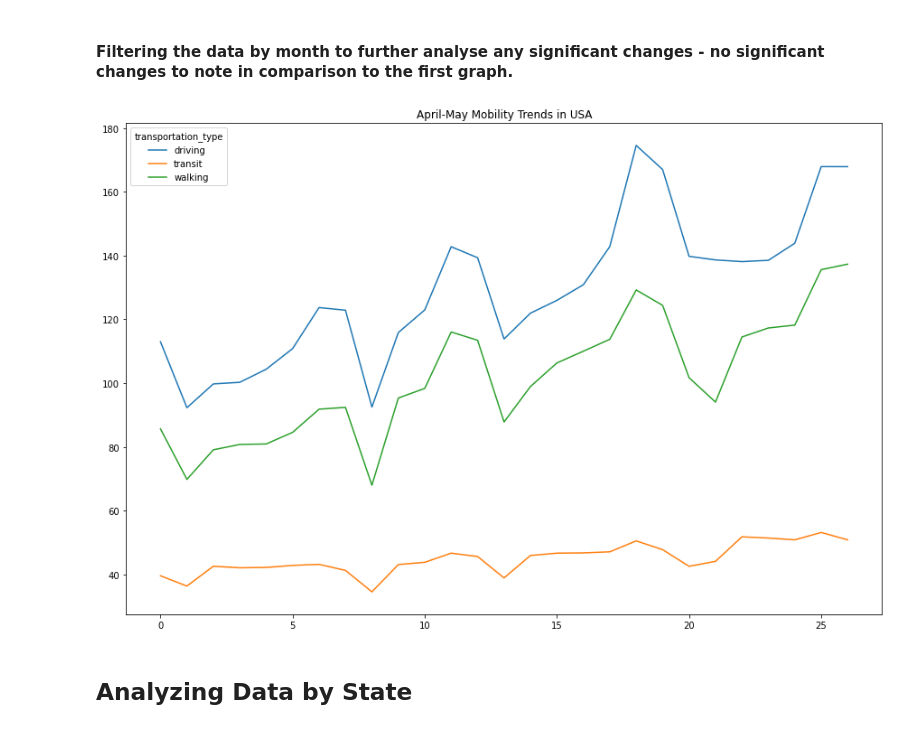
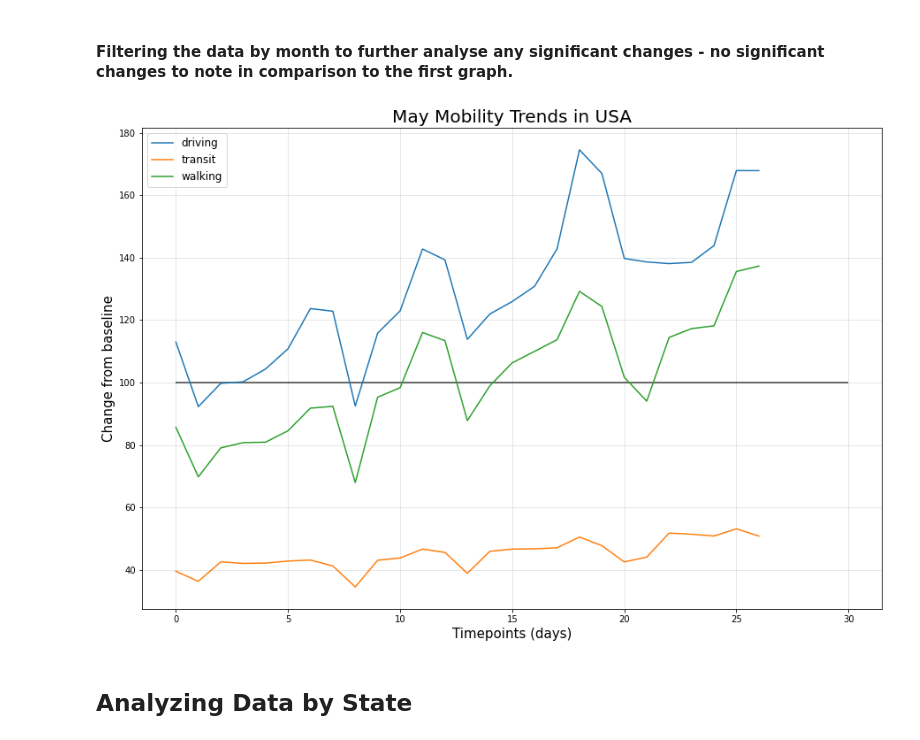
Before and after one commit to LisaHarrison08/Project_G4, a Jupyter notebook: Apple Mobility/Apple_Mobility.ipynb, the cells around one changed output. Cells and saved outputs as stored; diff of their text form; code cells hidden in the pictures.

```diff
--- a/Apple Mobility/Apple_Mobility.ipynb
+++ b/Apple Mobility/Apple_Mobility.ipynb
@@ -189,9 +171,9 @@ Index(['index', 'driving', 'transit', 'walking'], dtype='object', name='transpor
 start_date = "2020-05-01"
 end_date = "2020-05-30"
 mask = (transport['index'] > start_date) & (transport['index'] <= end_date)
-apr_may_df = transport.loc[mask]
-apr_may_df = apr_may_df.reset_index(drop = True)
-apr_may_df
+may_df = transport.loc[mask]
+may_df = may_df.reset_index(drop = True)
+may_df.head()
 # %% [output]
 | transportation_type | index | driving | transit | walking |
 | 0 | 2020-05-02 | 112.945543 | 39.538280 | 85.633661 |
@@ -213,12 +184,17 @@ apr_may_df
 # %% [markdown]
 #### Filtering the data by month to further analyse any significant changes - no significant changes to note in comparison to the first graph.
 # %%
-# Plot April - May mobility data for the US
-apr_may_df.plot.line(figsize=(15, 10))
-plt.title('April-May Mobility Trends in USA')
-plt.savefig('April-May Mobility Trends in USA.png')
+# Plot May mobility data for the US
+may_df.plot.line(figsize=(15, 10))
+plt.title('May Mobility Trends in USA', size = 20)
+plt.xlabel("Timepoints (days)", size = 15)
+plt.ylabel("Change from baseline", size = 15)
+plt.hlines(100,0,30,alpha = 0.75)
+plt.grid(linestyle ="-", linewidth = 1, alpha = 0.3)
+plt.legend(loc = "upper left", fontsize = "large")
+plt.savefig('May Mobility Trends in USA.png')
 # %% [output]
-[figure, old version]
+[figure, new version]
 # %% [markdown]
 ## Analyzing Data by State
 # %%
```
Also changed, not shown: parts of 26 cells of this notebook, 9 other files.
